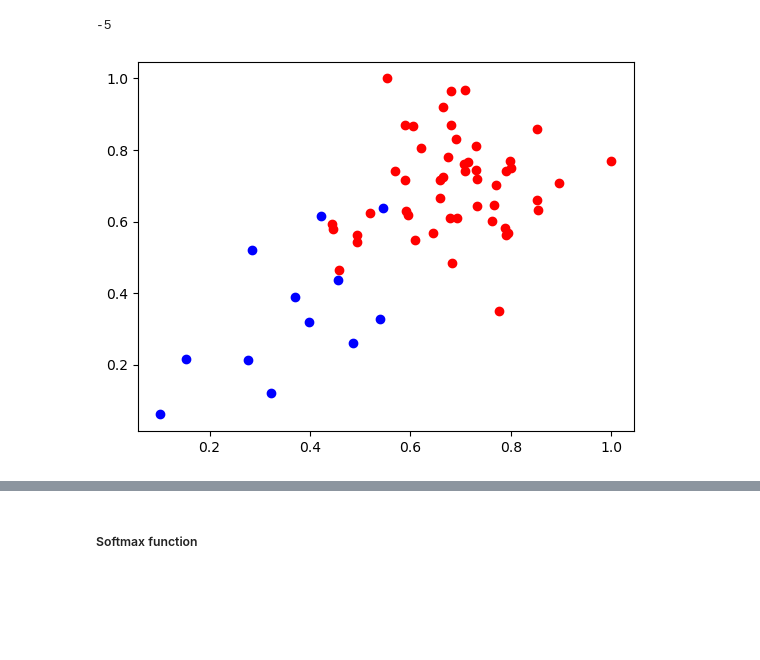
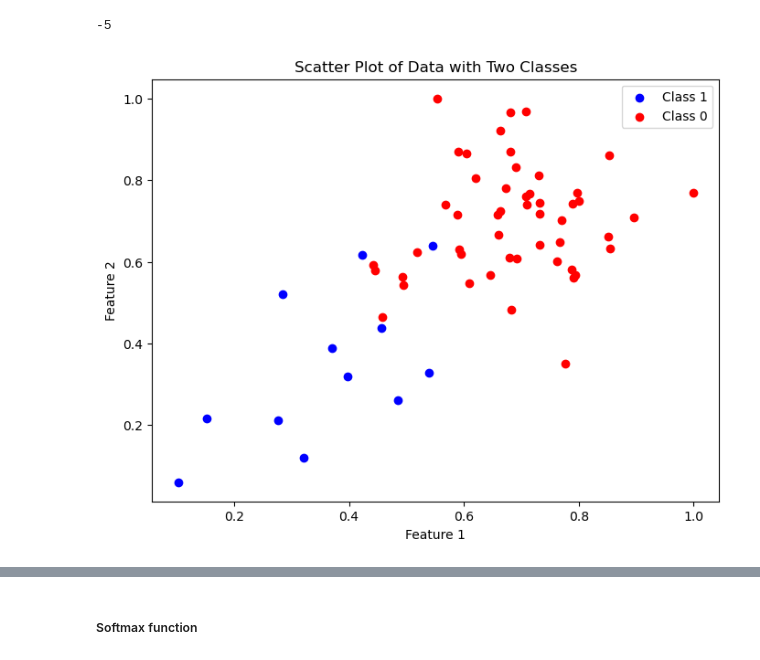
Before and after one commit to ashif-ali/Deep-Learning, a Jupyter notebook: Deep Learning Basics/Basic Perceptron.ipynb, the cells around one changed output, grey strips where cells are left out. Saved outputs shown, nothing was run; the diff lists cells and outputs as text; code cells hidden in the pictures; blank space fills up the shorter version.

```diff
--- a/Deep Learning Basics/Basic Perceptron.ipynb
+++ b/Deep Learning Basics/Basic Perceptron.ipynb
@@ -21,16 +21,28 @@ perceptron(X, W, b)
 # %%
 import pandas as pd
 import numpy as np
 import matplotlib.pyplot as plt
 
+# Load data from Excel file without headers
+data = pd.read_excel(r"data.xlsx", header=None)
 
-df = pd.read_excel(r"data.xlsx", header=None)
-X = np.array([df[0], df[1]])
-y = np.array(df[2])
+# Extract features and labels using descriptive names
+features = np.array([data[0], data[1]])
+labels = np.array(data[2])
 
-plt.scatter(X[0][np.where(y==1)], X[1][np.where(y==1)], color='blue')
-plt.scatter(X[0][np.where(y==0)], X[1][np.where(y==0)], color='red')
+# Create the scatter plot with clear labels and a title
+plt.figure(figsize=(8, 6))  # Adjust figure size for better visualization
+
+plt.scatter(features[0][labels == 1], features[1][labels == 1],
+            color='blue', label='Class 1')
+plt.scatter(features[0][labels == 0], features[1][labels == 0],
+            color='red', label='Class 0')
+
+plt.xlabel('Feature 1')
+plt.ylabel('Feature 2')
+plt.title('Scatter Plot of Data with Two Classes')
+plt.legend()  # Show the legend for class distinction
 
 plt.show()
 # %% [output]
-[figure, old version]
+[figure, new version]
```
Also changed, not shown: parts of 18 cells of this notebook, 2 other files.
